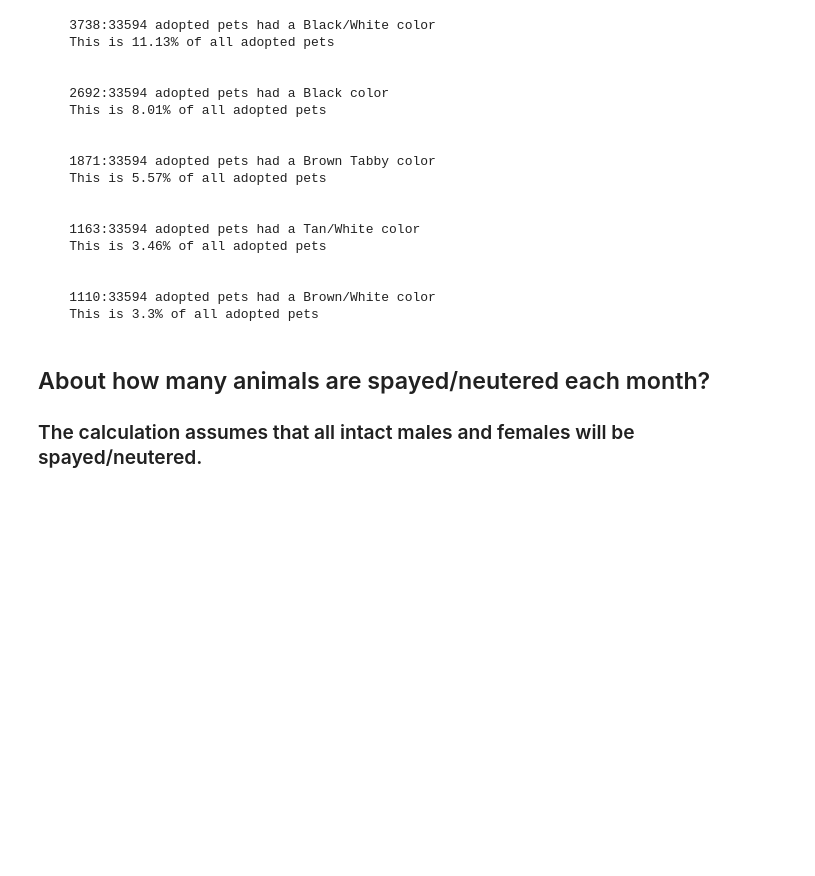
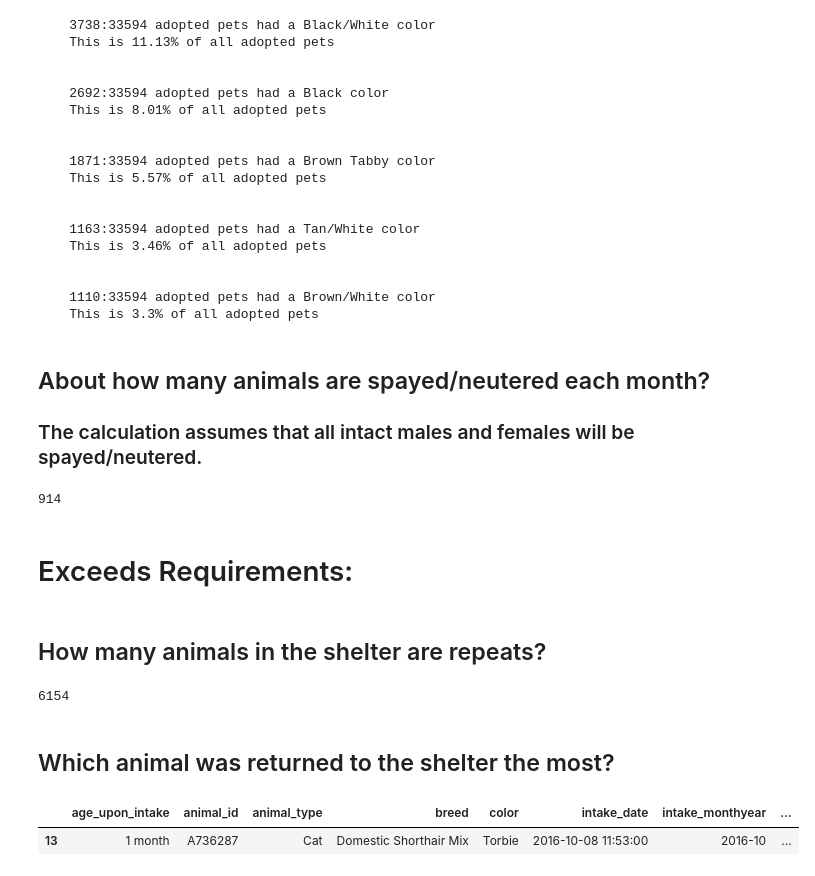
Before and after one commit to rohald89/pet-shelter-analysis, a Jupyter notebook: pet-shelter-analysis.ipynb, the cells around one changed output. Drawn from its saved outputs; the diff is of its cells as text; code cells hidden in the pictures; blank space fills up the shorter version.

Commit message:
added exceeds requirements

```diff
--- a/pet-shelter-analysis.ipynb
+++ b/pet-shelter-analysis.ipynb
@@ -295,3 +295,33 @@ for color, number in top_colors:
 # %% [markdown]
 ## About how many animals are spayed/neutered each month?
 ### The calculation assumes that all intact males and females will be spayed/neutered.
+# %%
+# Since we are assuming all intact males and females will be spayed / neutered we can use the number of intakes of intact pets
+# Get all the intact males and females
+intact = intakes[intakes['sex_upon_intake'].isin(['Intact Male', 'Intact Female'])]
+# Break it down into numbers per month / year
+intakes_per_month = intact.groupby(by=[intact['intake_monthyear'].dt.year, intact['intake_monthyear'].dt.month]).size()
+# Get the average
+average_intakes_per_month = round(intakes_per_month.mean())
+print(average_intakes_per_month)
+# %% [output]
+914
+# %% [markdown]
+# Exceeds Requirements:
+# %% [markdown]
+## How many animals in the shelter are repeats?
+# %%
+# Get the number of occurances for each of the animal_id values
+occurances = intakes.groupby('animal_id').size().sort_values(ascending=False)
+# get all intakes that occur more than once
+repeats = intakes.loc[occurances[occurances > 1]]
+len(repeats)
+# %% [output]
+6154
+# %% [markdown]
+## Which animal was returned to the shelter the most?
+# %%
+repeats.head(1)
+# %% [output]
+|  | age_upon_intake | animal_id | animal_type | breed | color | intake_date | intake_monthyear | ... |
+| 13 | 1 month | A736287 | Cat | Domestic Shorthair Mix | Torbie | 2016-10-08 11:53:00 | 2016-10 | ... |
```
Also changed, not shown: parts of 4 cells of this notebook.
